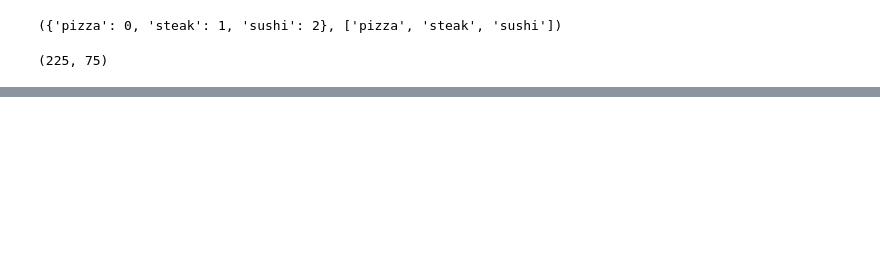
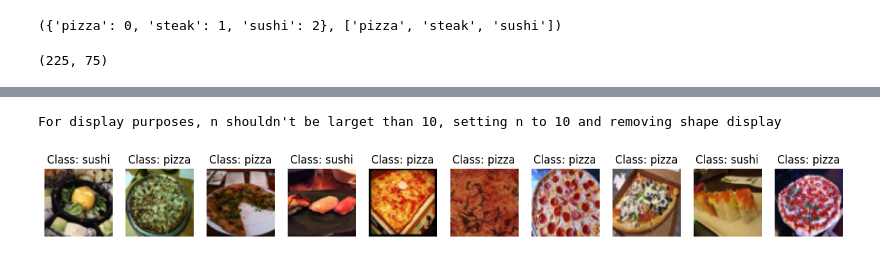
Before and after one commit to suryansh-sinha/Learning-PyTorch, a Jupyter notebook: Daniel Bourke/04_PyTorch_Custom_Datasets.ipynb, the cells around one changed output, grey strips where cells are left out. Saved outputs shown, nothing was run; the diff lists cells and outputs as text; code cells hidden in the pictures; blank space fills up the shorter version.

```diff
--- a/Daniel Bourke/04_PyTorch_Custom_Datasets.ipynb
+++ b/Daniel Bourke/04_PyTorch_Custom_Datasets.ipynb
@@ -585,0 +654,6 @@ len(train_data_custom), len(test_data_custom)
+# %%
+# Use the helper function to display the images from the Custom Dataset that we created.
+visualize_random_images(train_data_custom, n=20, classes = train_data_custom.classes, seed=42)
+# %% [output]
+For display purposes, n shouldn't be larget than 10, setting n to 10 and removing shape display
+[figure, added]
```
Also changed, not shown: parts of 13 cells of this notebook.
